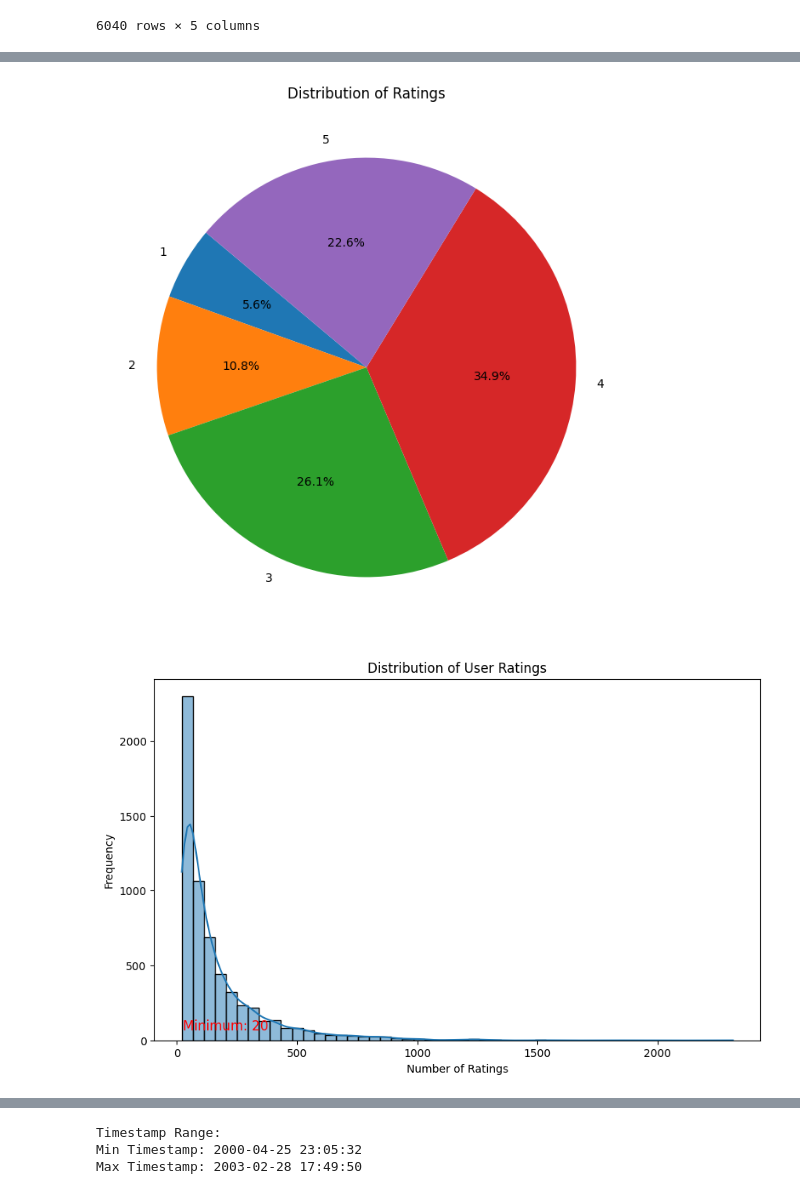
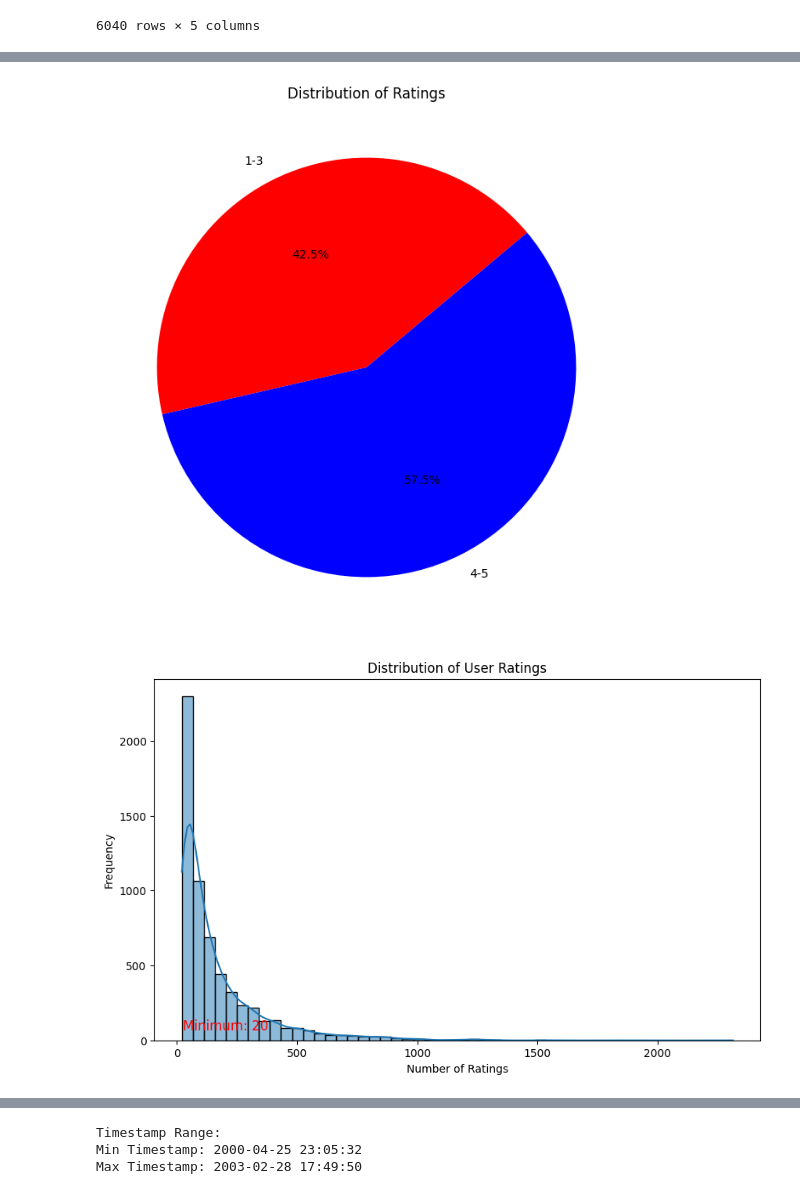
Before and after one commit to Ryu4824/Codestates_2023_TP2, a Jupyter notebook: visualization.ipynb, the cells around one changed output, grey strips where cells are left out. Drawn from its saved outputs; the diff is of its cells as text; code cells hidden in the pictures.

```diff
--- a/visualization.ipynb
+++ b/visualization.ipynb
@@ -159,15 +223,26 @@ user_rating_counts.min()
 # Count the occurrences of each rating
 rating_counts = ratings_df['rating'].value_counts()
 
+# Combine 1, 2, and 3 ratings into '1-3'
+rating_counts.loc['1-3'] = rating_counts.loc[1] + rating_counts.loc[2] + rating_counts.loc[3]
+
+# Combine 4 and 5 ratings into '4-5'
+rating_counts.loc['4-5'] = rating_counts.loc[4] + rating_counts.loc[5]
+
+# Drop the individual rating counts
+rating_counts.drop([1, 2, 3, 4, 5], inplace=True)
+
 # Sort the index for plotting
 sorted_index = sorted(rating_counts.index)
 
-# Plotting a pie chart for rating distribution
+# Define colors for each rating category
+colors = ['red' if rating in ['1-3'] else 'blue' for rating in sorted_index]
+
+# Plotting a pie chart for rating distribution with custom colors and combined categories
 plt.figure(figsize=(8, 8))
-plt.pie(rating_counts[sorted_index], labels=sorted_index, autopct='%1.1f%%', startangle=140)
+plt.pie(rating_counts[sorted_index], labels=sorted_index, autopct='%1.1f%%', startangle=40, colors=colors)
 plt.title('Distribution of Ratings')
 plt.show()
-
 # 2. 사용자별 평점 수
 # Calculate user rating counts
 user_rating_counts = ratings_df['userId'].value_counts()
@@ -179,34 +254,34 @@ plt.title('Distribution of User Ratings')
 plt.xlabel('Number of Ratings')
 plt.ylabel('Frequency')
 
 # Displaying the minimum value as text
 min_count = user_rating_counts.min()
 plt.text(min_count + 5, 70, f'Minimum: {min_count}', color='red', fontsize=12)
 
 plt.show()
 
 # 3. 영화별 평점 평균
 movie_avg_ratings = ratings_df.groupby('movieId')['rating'].mean()
 plt.figure(figsize=(10, 6))
 sns.histplot(data=movie_avg_ratings, bins=30, kde=True)
 plt.title('Distribution of Movie Average Ratings')
 plt.xlabel('Average Rating')
 plt.ylabel('Frequency')
 plt.show()
 
 # 4. 시간에 따른 평점 변화
 ratings_df['timestamp'] = pd.to_datetime(ratings_df['timestamp'], unit='s')
 ratings_df['year'] = ratings_df['timestamp'].dt.year
 
 avg_rating_by_year = ratings_df.groupby('year')['rating'].mean()
 plt.figure(figsize=(10, 6))
 sns.lineplot(data=avg_rating_by_year)
 plt.title('Average Rating Over Years')
 plt.xlabel('Year')
 plt.ylabel('Average Rating')
 plt.show()
 # %% [output]
-[figure, old version]
+[figure, new version]
 [figure]
 [figure]
 [figure]
```
Also changed, not shown: parts of 11 cells of this notebook, 5 other files.
